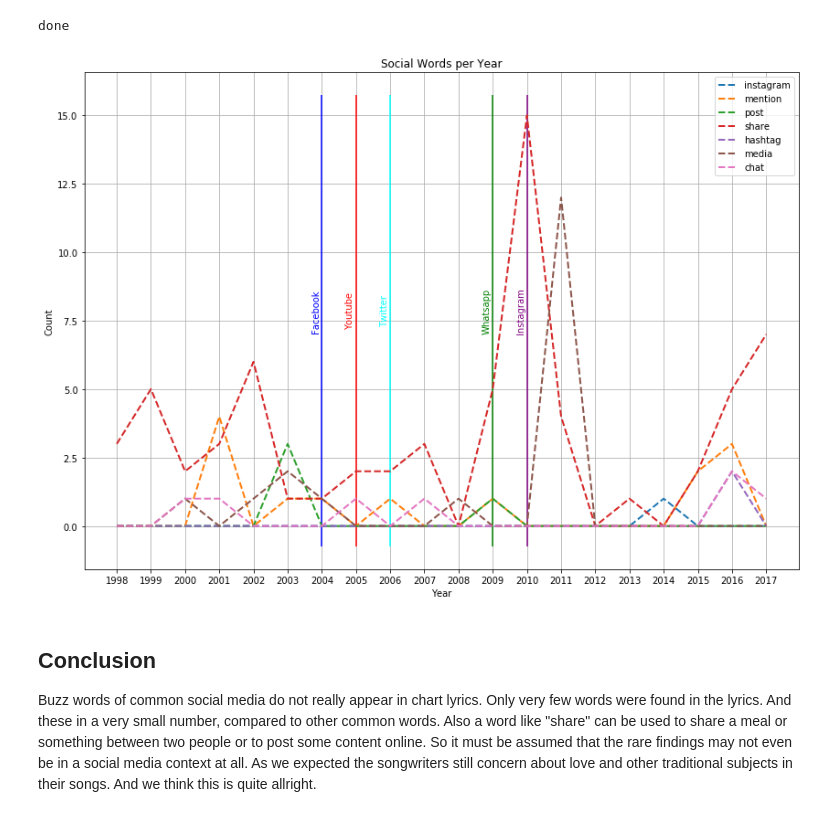
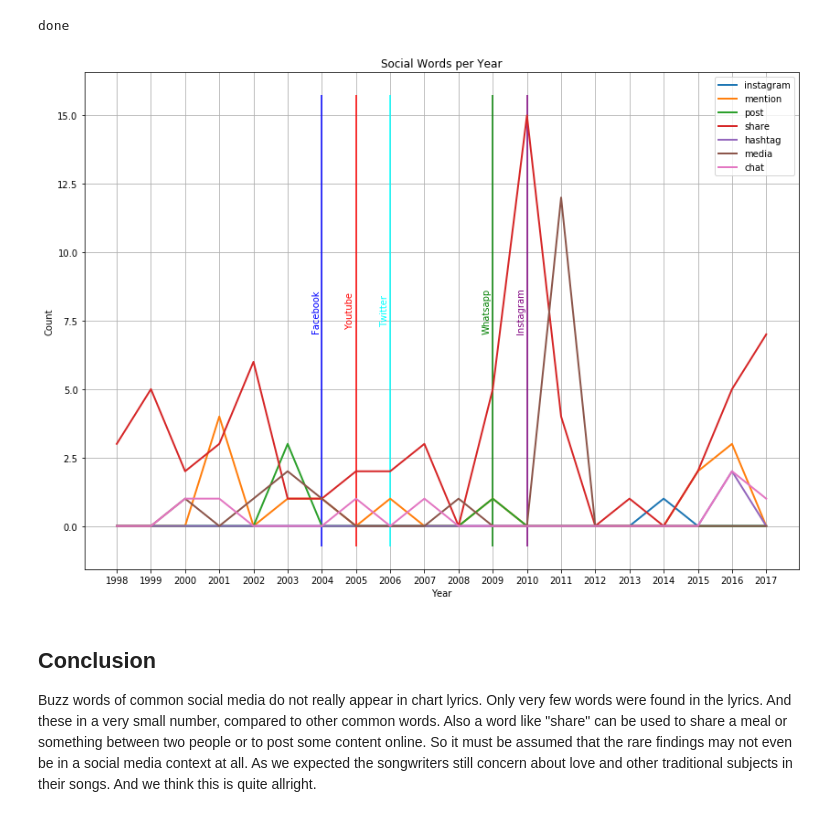
Before and after one commit to widmerin/LyricsAnalyzer, a Jupyter notebook: DataStory.ipynb, the cells around one changed output. Cells and saved outputs as stored; diff of their text form; code cells hidden in the pictures.

```diff
--- a/DataStory.ipynb
+++ b/DataStory.ipynb
@@ -246,36 +250,36 @@ done
 # %%
 # Plot Social Words per Year
 def plot_row(row):
-    _ = ax.plot(row[1]['year'], row[1]['occurrence'], '--', label=row[0], linewidth="2")
+    _ = ax.plot(row[1]['year'], row[1]['occurrence'], label=row[0], linewidth="2")
     _ = ax.set_xticks(np.arange(min(row[1]['year']), max(row[1]['year'])+1, 1.0))
 
 
 fig, ax = plt.subplots(nrows=1, ncols=1, figsize=(14, 10))
 fig.patch.set_facecolor('white')
 
 social_data_counts_per_year.apply(plot_row, axis=1)
 
 _ = ax.set_title('Social Words per Year')
 _ = ax.set_xlabel('Year')
 _ = ax.set_ylabel('Count')
 _ = ax.grid()
 ax.legend()
 
 ymin, ymax = ax.get_ylim()
 _ = ax.vlines(2004, ymin, ymax, color="blue")
 _ = ax.text(2004-.3, ymax/2, "Facebook", rotation=90, verticalalignment="center", color="blue")
 _ = ax.vlines(2010, ymin, ymax, color="purple")
 _ = ax.text(2010-.3, ymax/2, "Instagram", rotation=90, verticalalignment="center", color="purple")
 _ = ax.vlines(2006, ymin, ymax, color="cyan")
 _ = ax.text(2006-.3, ymax/2, "Twitter", rotation=90, verticalalignment="center", color="cyan")
 _ = ax.vlines(2005, ymin, ymax, color="red")
 _ = ax.text(2005-.3, ymax/2, "Youtube", rotation=90, verticalalignment="center", color="red")
 _ = ax.vlines(2009, ymin, ymax, color="green")
 _ = ax.text(2009-.3, ymax/2, "Whatsapp", rotation=90, verticalalignment="center", color="green")
 
 plt.show()
 # %% [output]
-[figure, old version]
+[figure, new version]
 # %% [markdown]
 ## Conclusion
 
```
Also changed, not shown: parts of 5 cells of this notebook.
